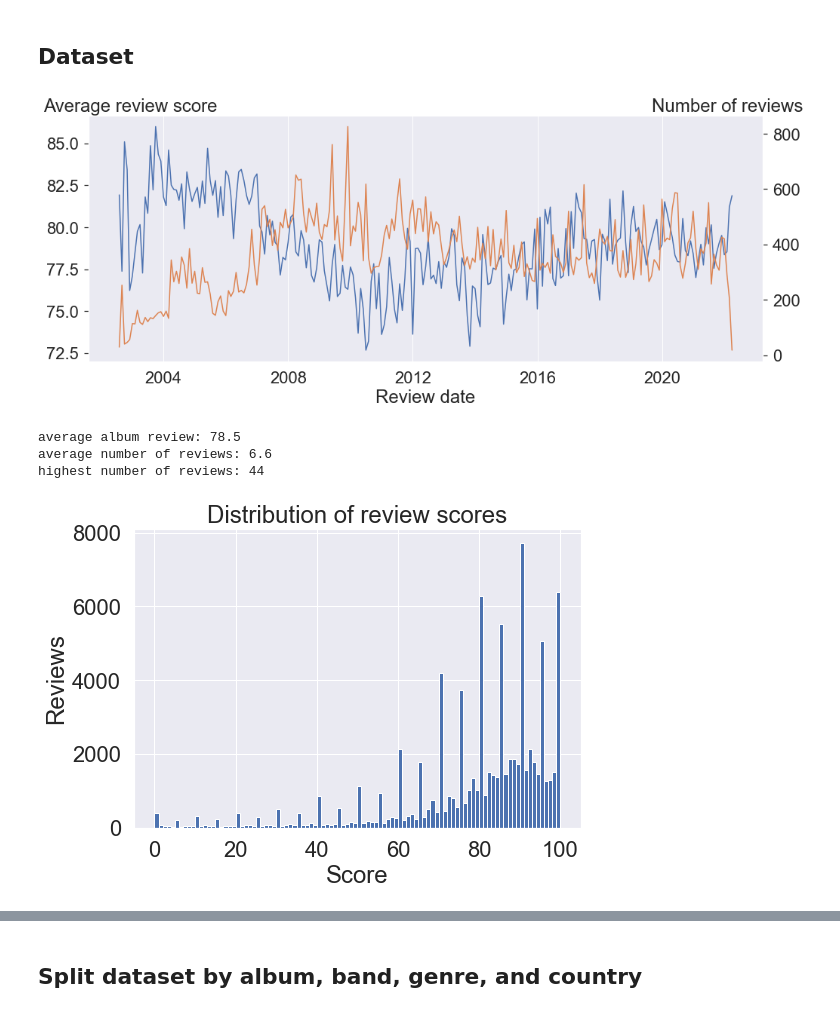
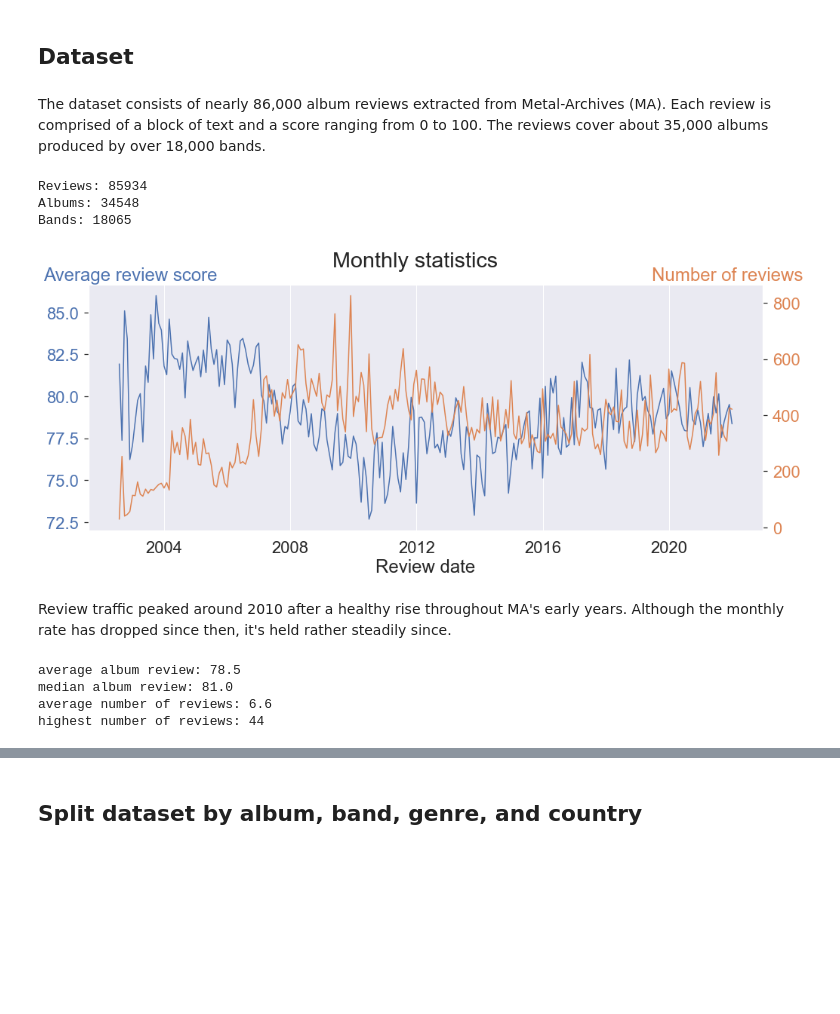
Before and after one commit to pdqnguyen/metallyrics, a Jupyter notebook: analyses/reviews/reviews1.ipynb, the cells around one changed output, grey strips where cells are left out. Cells and saved outputs as stored; diff of their text form; code cells hidden in the pictures; blank space fills up the shorter version.

```diff
--- a/analyses/reviews/reviews1.ipynb
+++ b/analyses/reviews/reviews1.ipynb
@@ -22,6 +22,7 @@ df = pd.read_csv("E:/Projects/metallyrics/data/new/reviews.csv")
 df['review_score'] = df['review_title'].str.extract('(\d+)\%$', expand=False).astype(int)
 
 months = ['January', 'February', 'March', 'April', 'May', 'June', 'July', 'August', 'September', 'October', 'November', 'December']
+
 def get_review_date(x):
     month, day, year = x.split()
     month = int(months.index(month)) + 1
@@ -30,35 +31,51 @@ def get_review_date(x):
     return datetime.date(year=year, month=month, day=day)
 
 df['review_date'] = pd.to_datetime(df['review_date'].apply(get_review_date))
+
+df = df[df['review_date'] < '2022']
+# %% [markdown]
+The dataset consists of nearly 86,000 album reviews extracted from Metal-Archives (MA).
+Each review is comprised of a block of text and a score ranging from 0 to 100.
+The reviews cover about 35,000 albums produced by over 18,000 bands.
+# %%
+print("Reviews:", len(df))
+print("Albums:", len(df.groupby(['band_name', 'album_name']).first()))
+print("Bands:", len(set(df['band_name'])))
+# %% [output]
+Reviews: 85934
+Albums: 34548
+Bands: 18065
 # %%
 ts_rev_score = df.groupby(pd.Grouper(key='review_date', freq='M'))['review_score'].mean()
 ts_rev_num = df.groupby(pd.Grouper(key='review_date', freq='M')).apply(len)
 fig, ax1 = plt.subplots(1, 1, figsize=(16, 6))
-ax1.plot(ts_rev_score)
+fig.suptitle("Monthly statistics")
+line1, = ax1.plot(ts_rev_score)
+color1 = line1.get_color()
 ax1.set_xlabel("Review date")
-ax1.set_ylabel("Average review score", rotation=0, ha='left', va='bottom', y=1)
+ax1.set_ylabel("Average review score", rotation=0, ha='left', va='bottom', y=1, color=color1)
+[t.set_color(color1) for t in ax1.yaxis.get_ticklabels()]
 ax1.grid(False, axis='y')
 ax2 = ax1.twinx()
-line, = ax1.plot([], [])
-ax2.plot(ts_rev_num, color=line.get_color())
-ax2.set_ylabel("Number of reviews", rotation=0, ha='right', va='bottom', y=1)
+line2, = ax1.plot([], [])
+color2 = line2.get_color()
+ax2.plot(ts_rev_num, color=color2)
+[t.set_color(color2) for t in ax2.yaxis.get_ticklabels()]
+ax2.set_ylabel("Number of reviews", rotation=0, ha='right', va='bottom', y=1, color=color2)
 ax2.grid(False)
 plt.show()
 # %% [output]
-[figure, old version]
+[figure, new version]
+# %% [markdown]
+Review traffic peaked around 2010 after a healthy rise throughout MA's early years.
+Although the monthly rate has dropped since then, it's held rather steadily since.
 # %%
 print(f"average album review: {df['album_review_avg'].mean():.1f}")
+print(f"median album review: {df['album_review_avg'].median():.1f}")
 print(f"average number of reviews: {df['album_review_num'].mean():.1f}")
 print(f"highest number of reviews: {df['album_review_num'].max():}")
 # %% [output]
 average album review: 78.5
+median album review: 81.0
 average number of reviews: 6.6
 highest number of reviews: 44
-# %%
-df['review_score'].hist(bins=100)
-plt.title("Distribution of review scores")
-plt.xlabel("Score")
-plt.ylabel("Reviews")
-plt.show()
-# %% [output]
-[figure, removed]
```
Also changed, not shown: parts of 81 cells of this notebook, 2 other files.
